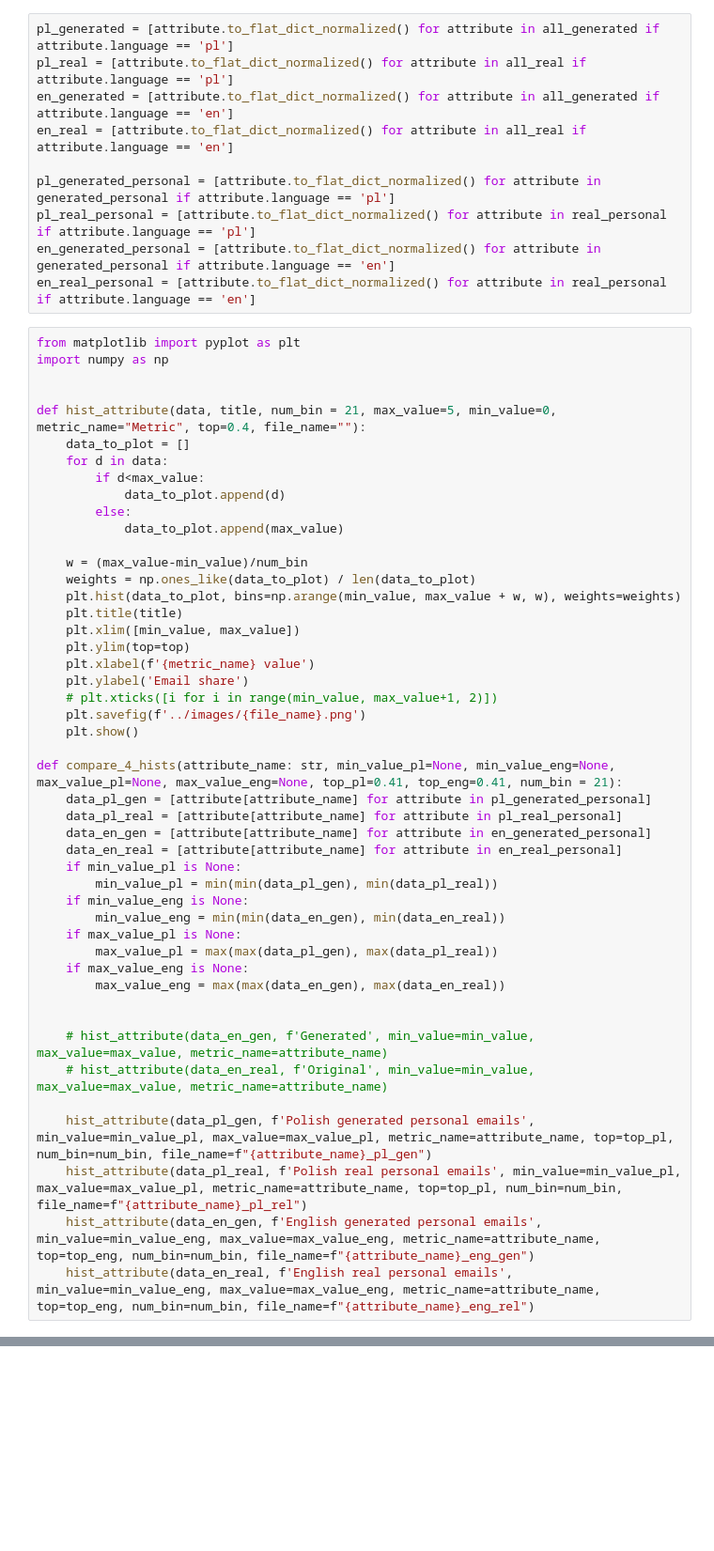
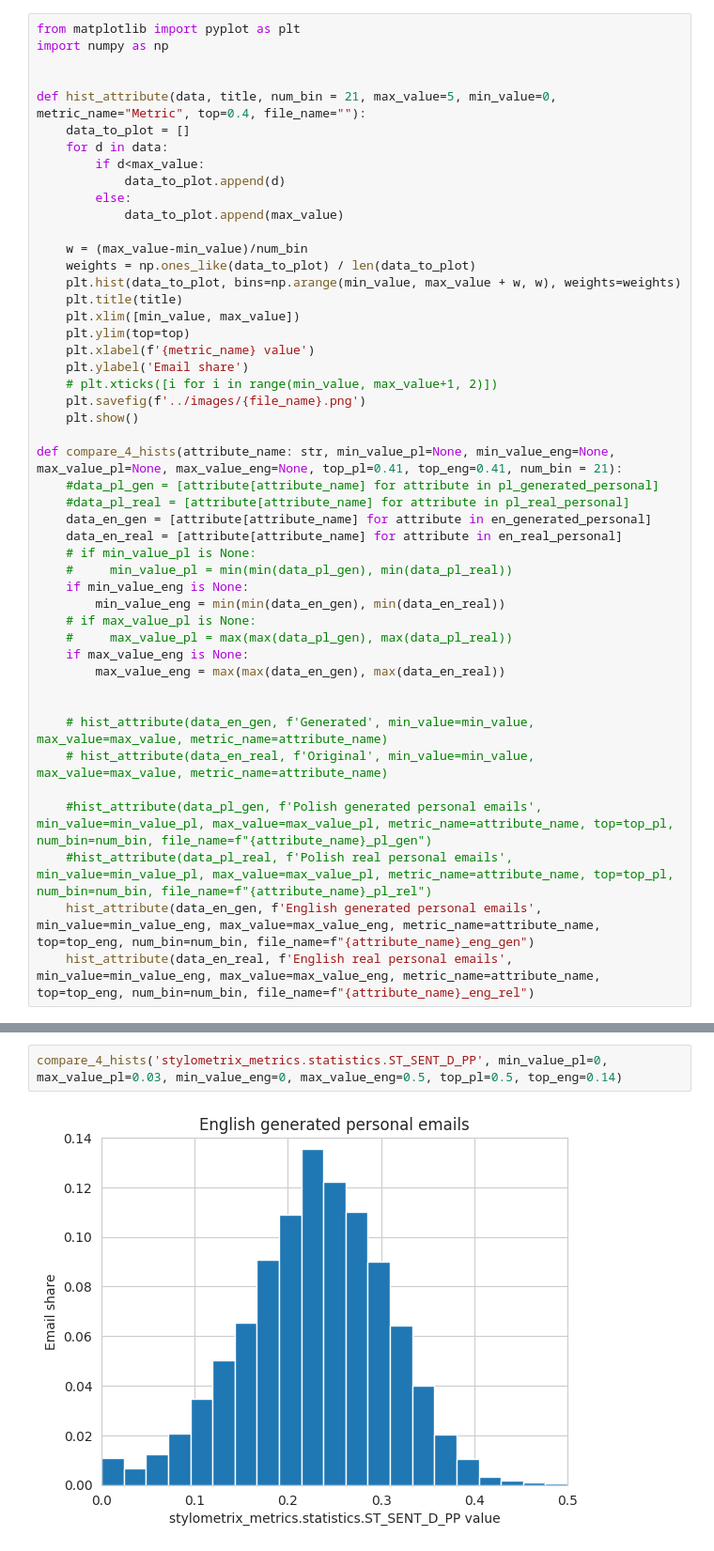
Before and after one commit to Erfantls/anti-gpt-checker, a Jupyter notebook: notebooks/attributes_analysis.ipynb, the cells around one changed output, grey strips where cells are left out. Shown at 94% size. Saved outputs shown, nothing was run; the diff lists cells and outputs as text; blank space fills up the shorter version.

```diff
--- a/notebooks/attributes_analysis.ipynb
+++ b/notebooks/attributes_analysis.ipynb
@@ -41,13 +42,3 @@ real_personal = [attribute for attribute in real_personal if attribute is not No
-# %%
-pl_generated = [attribute.to_flat_dict_normalized() for attribute in all_generated if attribute.language == 'pl']
-pl_real = [attribute.to_flat_dict_normalized() for attribute in all_real if attribute.language == 'pl']
-en_generated = [attribute.to_flat_dict_normalized() for attribute in all_generated if attribute.language == 'en']
-en_real = [attribute.to_flat_dict_normalized() for attribute in all_real if attribute.language == 'en']
-
-pl_generated_personal = [attribute.to_flat_dict_normalized() for attribute in generated_personal if attribute.language == 'pl']
-pl_real_personal = [attribute.to_flat_dict_normalized() for attribute in real_personal if attribute.language == 'pl']
-en_generated_personal = [attribute.to_flat_dict_normalized() for attribute in generated_personal if attribute.language == 'en']
-en_real_personal = [attribute.to_flat_dict_normalized() for attribute in real_personal if attribute.language == 'en']
 # %%
 from matplotlib import pyplot as plt
 import numpy as np
@@ -74,16 +65,16 @@ def hist_attribute(data, title, num_bin = 21, max_value=5, min_value=0, metric_n
     plt.show()
 
 def compare_4_hists(attribute_name: str, min_value_pl=None, min_value_eng=None, max_value_pl=None, max_value_eng=None, top_pl=0.41, top_eng=0.41, num_bin = 21):
-    data_pl_gen = [attribute[attribute_name] for attribute in pl_generated_personal]
-    data_pl_real = [attribute[attribute_name] for attribute in pl_real_personal]
+    #data_pl_gen = [attribute[attribute_name] for attribute in pl_generated_personal]
+    #data_pl_real = [attribute[attribute_name] for attribute in pl_real_personal]
     data_en_gen = [attribute[attribute_name] for attribute in en_generated_personal]
     data_en_real = [attribute[attribute_name] for attribute in en_real_personal]
-    if min_value_pl is None:
-        min_value_pl = min(min(data_pl_gen), min(data_pl_real))
+    # if min_value_pl is None:
+    #     min_value_pl = min(min(data_pl_gen), min(data_pl_real))
     if min_value_eng is None:
         min_value_eng = min(min(data_en_gen), min(data_en_real))
-    if max_value_pl is None:
-        max_value_pl = max(max(data_pl_gen), max(data_pl_real))
+    # if max_value_pl is None:
+    #     max_value_pl = max(max(data_pl_gen), max(data_pl_real))
     if max_value_eng is None:
         max_value_eng = max(max(data_en_gen), max(data_en_real))
 
@@ -91,8 +82,8 @@ def compare_4_hists(attribute_name: str, min_value_pl=None, min_value_eng=None,
     # hist_attribute(data_en_gen, f'Generated', min_value=min_value, max_value=max_value, metric_name=attribute_name)
     # hist_attribute(data_en_real, f'Original', min_value=min_value, max_value=max_value, metric_name=attribute_name)
 
-    hist_attribute(data_pl_gen, f'Polish generated personal emails', min_value=min_value_pl, max_value=max_value_pl, metric_name=attribute_name, top=top_pl, num_bin=num_bin, file_name=f"{attribute_name}_pl_gen")
-    hist_attribute(data_pl_real, f'Polish real personal emails', min_value=min_value_pl, max_value=max_value_pl, metric_name=attribute_name, top=top_pl, num_bin=num_bin, file_name=f"{attribute_name}_pl_rel")
+    #hist_attribute(data_pl_gen, f'Polish generated personal emails', min_value=min_value_pl, max_value=max_value_pl, metric_name=attribute_name, top=top_pl, num_bin=num_bin, file_name=f"{attribute_name}_pl_gen")
+    #hist_attribute(data_pl_real, f'Polish real personal emails', min_value=min_value_pl, max_value=max_value_pl, metric_name=attribute_name, top=top_pl, num_bin=num_bin, file_name=f"{attribute_name}_pl_rel")
     hist_attribute(data_en_gen, f'English generated personal emails', min_value=min_value_eng, max_value=max_value_eng, metric_name=attribute_name, top=top_eng, num_bin=num_bin, file_name=f"{attribute_name}_eng_gen")
     hist_attribute(data_en_real, f'English real personal emails', min_value=min_value_eng, max_value=max_value_eng, metric_name=attribute_name, top=top_eng, num_bin=num_bin, file_name=f"{attribute_name}_eng_rel")
 # %%
@@ -300,0 +297,4 @@ compare_4_hists('burstiness2', min_value_pl=-1, max_value_pl=1, min_value_eng=-1
+# %%
+compare_4_hists('stylometrix_metrics.statistics.ST_SENT_D_PP', min_value_pl=0, max_value_pl=0.03, min_value_eng=0, max_value_eng=0.5, top_pl=0.5, top_eng=0.14)
+# %% [output]
+[figure, added]
```
Also changed, not shown: parts of 6 cells of this notebook, 6 other files.
